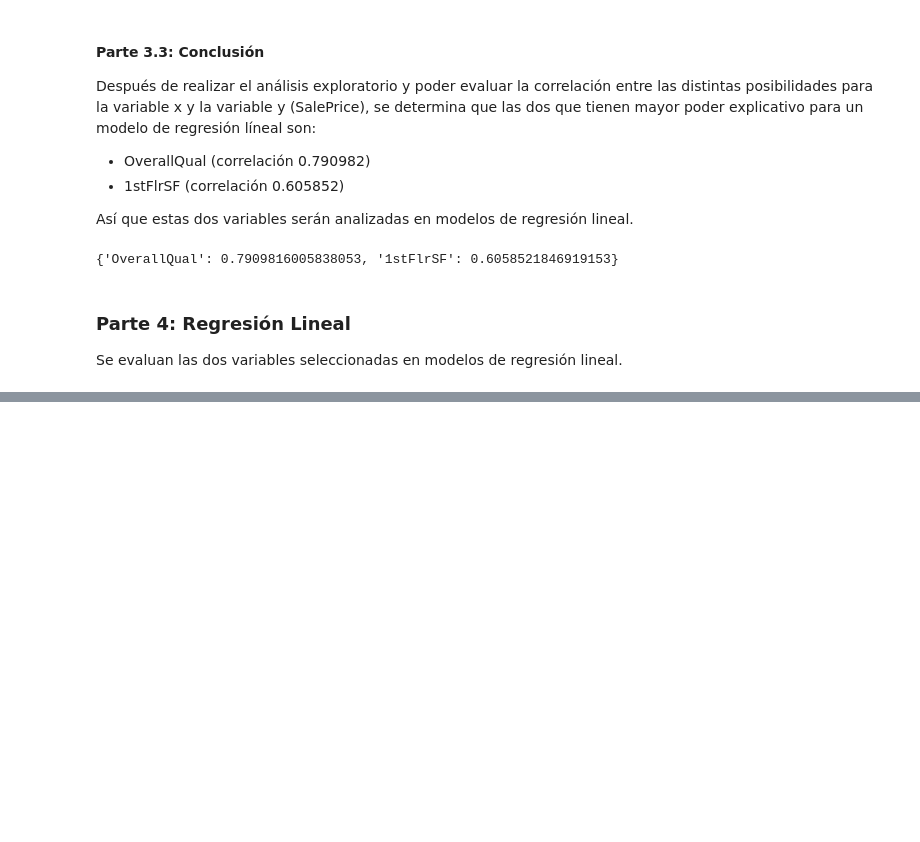
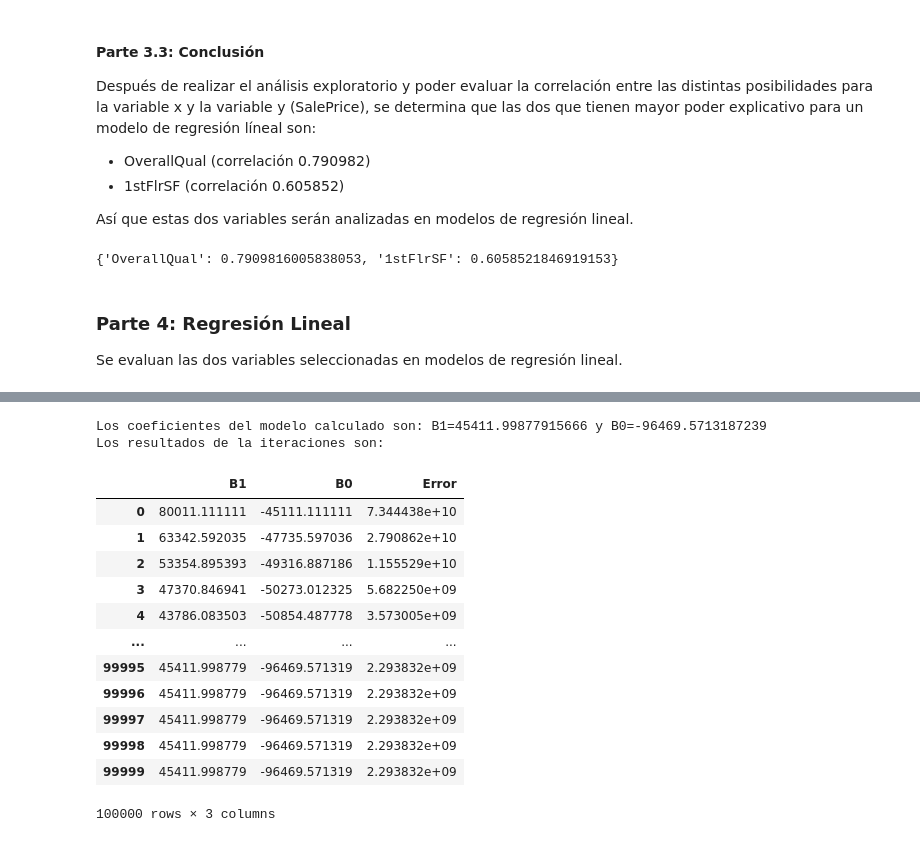
Before and after one commit to sergiocds/cdpython_proyecto1, a Jupyter notebook: proyecto1.ipynb, the cells around one changed output, grey strips where cells are left out. Cells and saved outputs as stored; diff of their text form; code cells hidden in the pictures; blank space fills up the shorter version.

```diff
--- a/proyecto1.ipynb
+++ b/proyecto1.ipynb
@@ -667,0 +710,22 @@ Se evaluan las dos variables seleccionadas en modelos de regresión lineal.
+# %%
+# Al ejecutar el método .regresion para la instancia reg1 de la clase RegresionLineal,
+# se obtienen los siguientes resultados:
+print(f'Los coeficientes del modelo calculado son: B1={reg1.modelo[0]} y B0={reg1.modelo[1]}')
+print('Los resultados de la iteraciones son:')
+reg1.resultados
+# %% [output]
+Los coeficientes del modelo calculado son: B1=45411.99877915666 y B0=-96469.5713187239
+Los resultados de la iteraciones son:
+|  | B1 | B0 | Error |
+| 0 | 80011.111111 | -45111.111111 | 7.344438e+10 |
+| 1 | 63342.592035 | -47735.597036 | 2.790862e+10 |
+| 2 | 53354.895393 | -49316.887186 | 1.155529e+10 |
+| 3 | 47370.846941 | -50273.012325 | 5.682250e+09 |
+| 4 | 43786.083503 | -50854.487778 | 3.573005e+09 |
+| ... | ... | ... | ... |
+| 99995 | 45411.998779 | -96469.571319 | 2.293832e+09 |
+| 99996 | 45411.998779 | -96469.571319 | 2.293832e+09 |
+| 99997 | 45411.998779 | -96469.571319 | 2.293832e+09 |
+| 99998 | 45411.998779 | -96469.571319 | 2.293832e+09 |
+| 99999 | 45411.998779 | -96469.571319 | 2.293832e+09 |
+100000 rows × 3 columns
```
Also changed, not shown: parts of 17 cells of this notebook.
